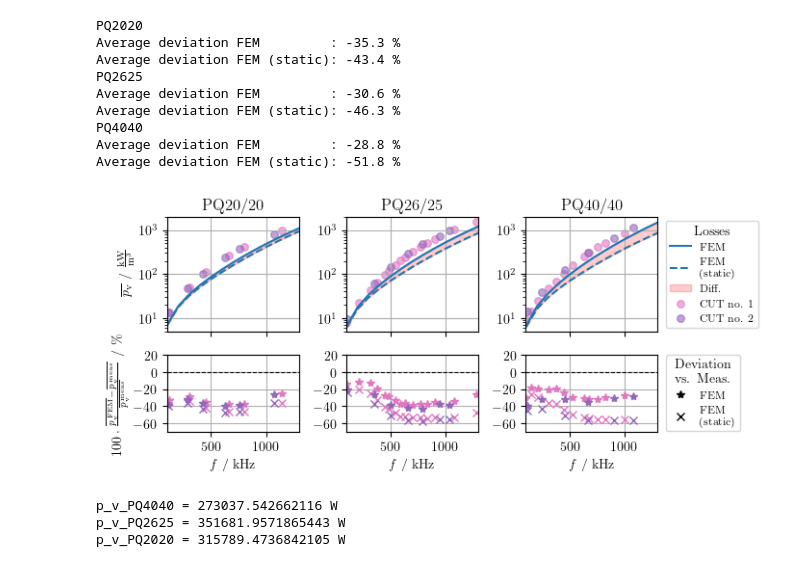
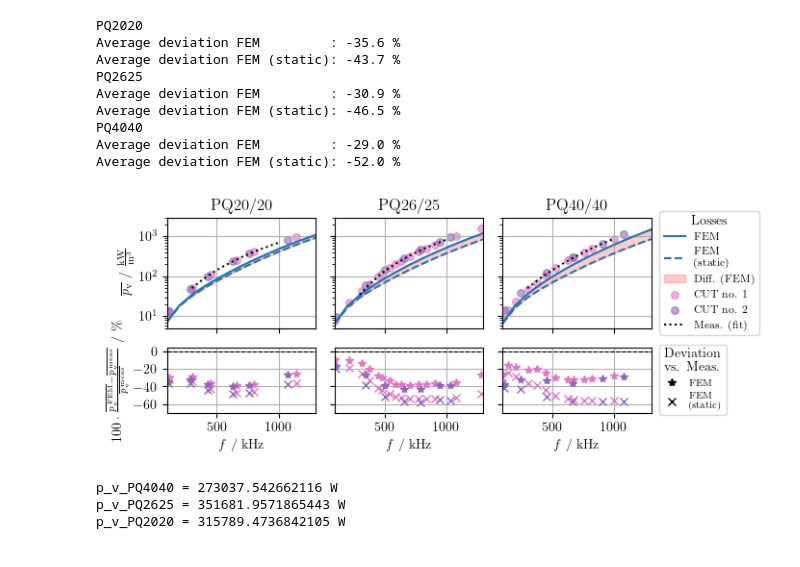
Before and after one commit to upb-lea/dimensional-performance-factor, a Jupyter notebook: dev/FEM_vs_measurement.ipynb, the cells around one changed output. Drawn from its saved outputs; the diff is of its cells as text; code cells hidden in the pictures.

Commit message:
final dataset selection and rerun of FEM vs. measurement

```diff
--- a/dev/FEM_vs_measurement.ipynb
+++ b/dev/FEM_vs_measurement.ipynb
@@ -73,9 +73,11 @@ df_Pv_static = comsol.read_df_from_comsol_table(
 # -------------------------
 fig, axes = plt.subplots(
     2, len(core_names),
-    figsize=(18 * cm, 8 * cm),
-    sharex=True,
-    gridspec_kw={'height_ratios': [1.5, 1]},  # top taller than bottom
+    figsize=(18 * cm, 7.5 * cm),
+    sharex="col",
+    sharey="row",
+    # constrained_layout=True,
+    gridspec_kw={'height_ratios': [1.7, 1]},  # top taller than bottom
 )
 
 # Collect all frequencies for x-axis range
@@ -105,7 +107,7 @@ for col, (core_name, core_volume) in enumerate(zip(core_names, core_volumes)):
         p_fem_static,
         color="red",
         alpha=0.2,
-        label="Diff."
+        label="Diff. (FEM)"
     )
 
     # Measurement (of different cores)
@@ -118,7 +120,6 @@ for col, (core_name, core_volume) in enumerate(zip(core_names, core_volumes)):
 
         # Filter to avoid extrapolation
         df = df.loc[df["f"].to_numpy() < max(f_fem)*1000]
-        # df = df.loc[df["f"].to_numpy() < 1.2e6]
         df = df.sort_values(by='f')
         f_meas = df['f'] / 1000
         p_meas = df['p_density_hyst'] / 1000
@@ -138,9 +139,13 @@ for col, (core_name, core_volume) in enumerate(zip(core_names, core_volumes)):
         ax_dev.plot(f_meas, dev_fem, "*", color=colors[i_cut])
         ax_dev.plot(f_meas, dev_fem_static, "x", color=colors[i_cut])
 
+    # Set y-axis limit after the loop
+    ax_loss.set_ylim(5, 3000)
+
     ax_dev.axhline(0, color="black", linestyle="--", linewidth=0.8)
-    ax_dev.set_ylim(-70, 20)
-    ax_dev.set_yticks([-60, -40, -20, 0, 20])
+    ax_dev.set_ylim(-70, 5)
+    ax_dev.set_yticks([-60, -40, -20, 0])
+
 
 
     # Create DataFrame with cut info
@@ -163,9 +168,6 @@ for col, (core_name, core_volume) in enumerate(zip(core_names, core_volumes)):
     dev_fem_static = (p_fem_static_interp - p_meas) / p_meas * 100
 
 
-    # Set y-axis limit after the loop
-    ax_loss.set_ylim(5, 2000)
-
     # -------------------------
     # Fit results
     # -------------------------
@@ -186,9 +188,15 @@ for col, (core_name, core_volume) in enumerate(zip(core_names, core_volumes)):
     # Fitted values in the recommended frequency range
     # -------------------------
     f_rec = np.linspace(300, 1000, 10)  # in kHz
-    rec_p_meas_interp = fit_meas(f_rec)
+    rec_p_meas_interp = fit_meas(f_rec)  # in kW/m^3
     rec_p_fem_interp = fit_FEM(f_rec)
     rec_p_fem_static_interp = fit_FEM_static(f_rec)
+
+    # plot the regression of the measurement data points (which is also used for the deviation)
+    ax_loss.semilogy(f_rec, rec_p_meas_interp, ":", color="k", label="Meas. (fit)")
+    # ax_loss.plot(f_rec, rec_p_fem_interp, ":")
+    # ax_loss.plot(f_rec, rec_p_fem_static_interp, ":")
+
 
     # -------------------------
     # Mean deviations (in the recommended frequency range)
@@ -238,41 +246,41 @@ axes[0, -1].legend(
     loc="center left",          # position relative to the axes
     bbox_to_anchor=(1.02, 0.5), # slightly to the right
     fontsize=8,
     frameon=True,
     title="Losses"
 )
 
 
 # Deviation legend
 # Placeholder for legend (should come first)
 axes[1, -1].plot([], [], "*", label="FEM", color="k")
 axes[1, -1].plot([], [], "x", label="FEM\n(static)", color="k")
 axes[1, -1].legend(
     loc="center left",
     bbox_to_anchor=(1.02, 0.5),
-    fontsize=8,
+    fontsize=7,
     frameon=True,
     title="Deviation \n vs. Meas."
 )
 
 plt.tight_layout()
 
 # -------------------------
 # Save + show
 # -------------------------
 plt.savefig(paths.grafics.joinpath("losses_FEM_vs_measurement.pdf"))
 plt.show()
 # %% [output]
 PQ2020
-Average deviation FEM         : -35.3 %
-Average deviation FEM (static): -43.4 %
+Average deviation FEM         : -35.6 %
+Average deviation FEM (static): -43.7 %
 PQ2625
-Average deviation FEM         : -30.6 %
-Average deviation FEM (static): -46.3 %
+Average deviation FEM         : -30.9 %
+Average deviation FEM (static): -46.5 %
 PQ4040
-Average deviation FEM         : -28.8 %
-Average deviation FEM (static): -51.8 %
+Average deviation FEM         : -29.0 %
+Average deviation FEM (static): -52.0 %
-[figure, old version]
+[figure, new version]
 # %%
 # datasheet: max. loss densities of N49 at 50 mT, 500 kHz, and 100 °C
 p_v_PQ4040 = 4.8 / 17580 / 1e-9
```
Also changed, not shown: 1 other file.
